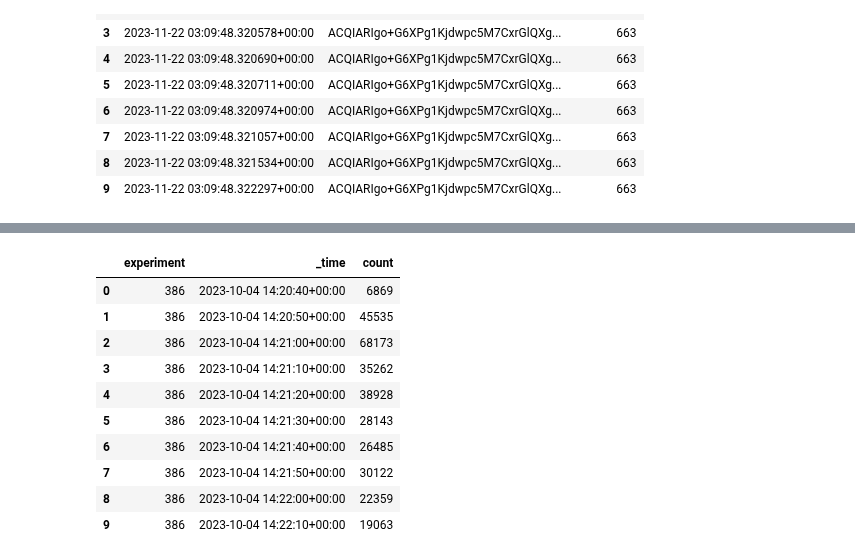
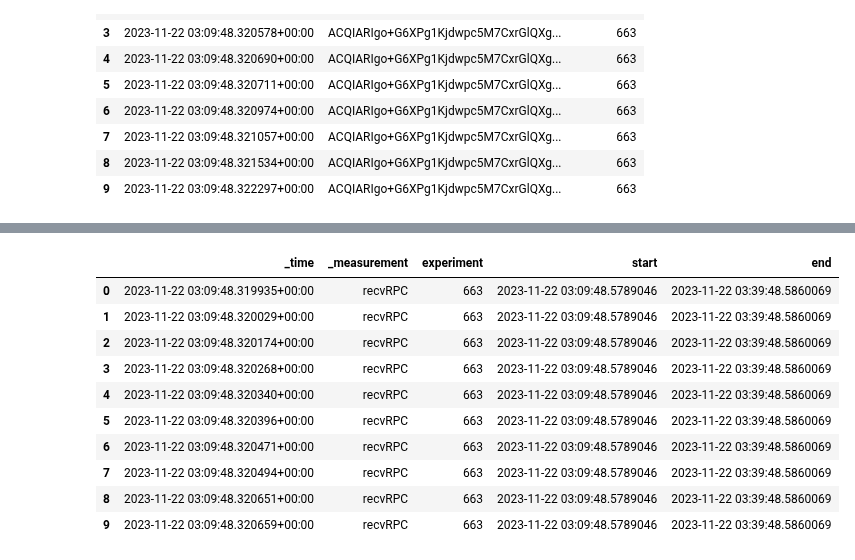
Before and after one commit to FlavScheidt/flexi-pipe, a Jupyter notebook: data/CausalAnalysis/GenerateDatasets/GenerateDatasets.ipynb, the cells around one changed output, grey strips where cells are left out. Cells and saved outputs as stored; diff of their text form; code cells hidden in the pictures.

Commit message:
Reshape dataset

```diff
--- a/data/CausalAnalysis/GenerateDatasets/GenerateDatasets.ipynb
+++ b/data/CausalAnalysis/GenerateDatasets/GenerateDatasets.ipynb
@@ -229,21 +229,37 @@ prop.to_csv('./propagationTime.csv')
 # %%
 #Bandwidth
 
 #Load rpc dataset
-data = pd.read_csv('./Extraction/rpc.csv',header=0, index_col=0)
-rpc = pd.DataFrame(data)
-rpc = rpc.rename(columns={'rpc':'count'})
+# data = pd.read_csv('./Extraction/rpc.csv',header=0, index_col=0)
+# rpc = pd.DataFrame(data)
+# rpc = rpc.rename(columns={'rpc':'count'})
+
+# rpc.head(10)
+
+rpc = pd.DataFrame()
+
+
+for idx, exec in experiments.iterrows():
+    data = pd.read_csv('../../datasets/partialTables/rpc_'+str(row['experiment'])+'.csv', header=0,  index_col=0)
+    query_rpc = pd.DataFrame(data)
+
+    rpc = pd.concat([rpc,query_rpc])
+
+    del query_rpc
+
+    gc.collect()
+
 
 rpc.head(10)
 # %% [output]
-|  | experiment | _time | count |
-| 0 | 386 | 2023-10-04 14:20:40+00:00 | 6869 |
-| 1 | 386 | 2023-10-04 14:20:50+00:00 | 45535 |
-| 2 | 386 | 2023-10-04 14:21:00+00:00 | 68173 |
-| 3 | 386 | 2023-10-04 14:21:10+00:00 | 35262 |
-| 4 | 386 | 2023-10-04 14:21:20+00:00 | 38928 |
-| 5 | 386 | 2023-10-04 14:21:30+00:00 | 28143 |
-| 6 | 386 | 2023-10-04 14:21:40+00:00 | 26485 |
-| 7 | 386 | 2023-10-04 14:21:50+00:00 | 30122 |
-| 8 | 386 | 2023-10-04 14:22:00+00:00 | 22359 |
-| 9 | 386 | 2023-10-04 14:22:10+00:00 | 19063 |
+|  | _time | _measurement | experiment | start | end |
+| 0 | 2023-11-22 03:09:48.319935+00:00 | recvRPC | 663 | 2023-11-22 03:09:48.5789046 | 2023-11-22 03:39:48.5860069 |
+| 1 | 2023-11-22 03:09:48.320029+00:00 | recvRPC | 663 | 2023-11-22 03:09:48.5789046 | 2023-11-22 03:39:48.5860069 |
+| 2 | 2023-11-22 03:09:48.320174+00:00 | recvRPC | 663 | 2023-11-22 03:09:48.5789046 | 2023-11-22 03:39:48.5860069 |
+| 3 | 2023-11-22 03:09:48.320268+00:00 | recvRPC | 663 | 2023-11-22 03:09:48.5789046 | 2023-11-22 03:39:48.5860069 |
+| 4 | 2023-11-22 03:09:48.320340+00:00 | recvRPC | 663 | 2023-11-22 03:09:48.5789046 | 2023-11-22 03:39:48.5860069 |
+| 5 | 2023-11-22 03:09:48.320396+00:00 | recvRPC | 663 | 2023-11-22 03:09:48.5789046 | 2023-11-22 03:39:48.5860069 |
+| 6 | 2023-11-22 03:09:48.320471+00:00 | recvRPC | 663 | 2023-11-22 03:09:48.5789046 | 2023-11-22 03:39:48.5860069 |
+| 7 | 2023-11-22 03:09:48.320494+00:00 | recvRPC | 663 | 2023-11-22 03:09:48.5789046 | 2023-11-22 03:39:48.5860069 |
+| 8 | 2023-11-22 03:09:48.320651+00:00 | recvRPC | 663 | 2023-11-22 03:09:48.5789046 | 2023-11-22 03:39:48.5860069 |
+| 9 | 2023-11-22 03:09:48.320659+00:00 | recvRPC | 663 | 2023-11-22 03:09:48.5789046 | 2023-11-22 03:39:48.5860069 |
```
Also changed, not shown: parts of 16 cells of this notebook, 1 other file.
